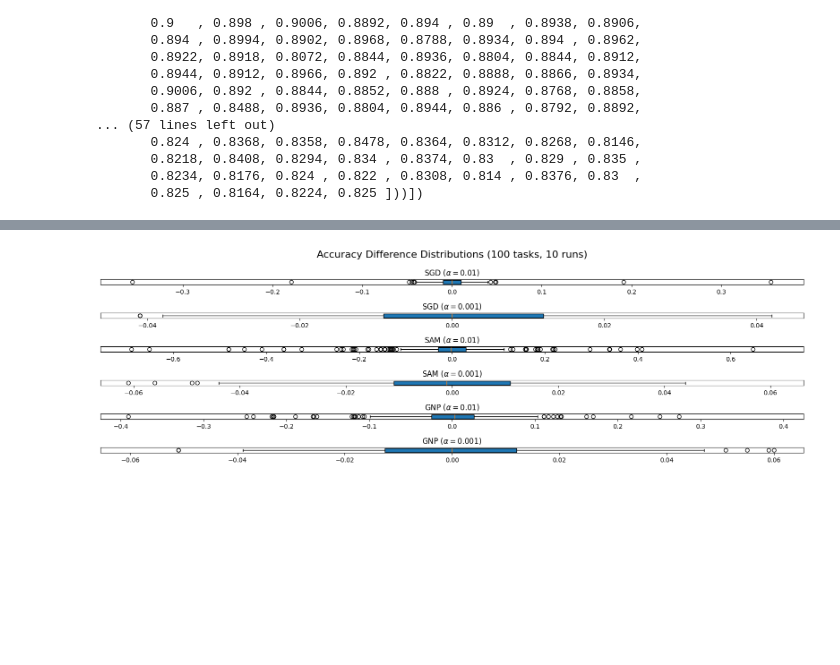
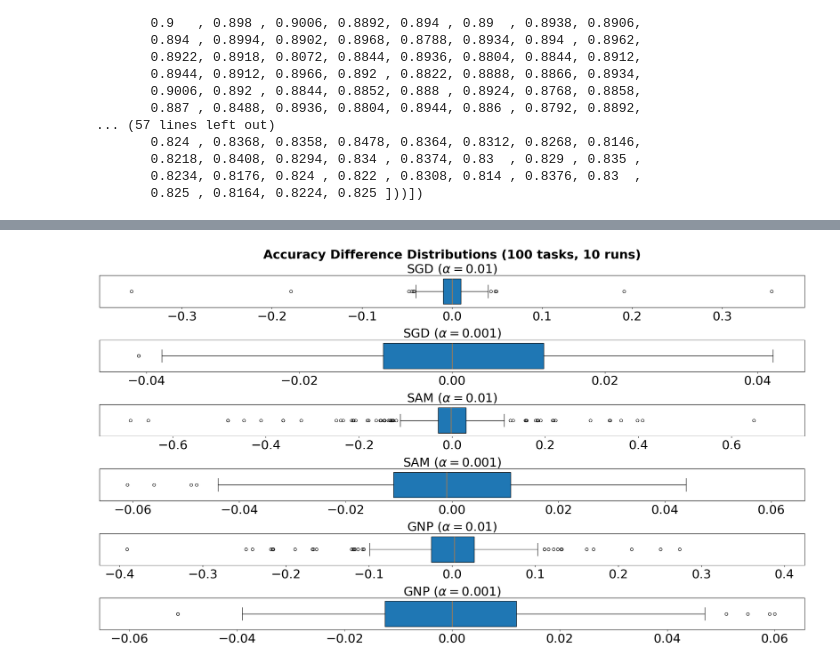
Before and after one commit to cjk4/plasticity, a Jupyter notebook: results_plots.ipynb, the cells around one changed output, grey strips where cells are left out. Saved outputs shown, nothing was run; the diff lists cells and outputs as text; code cells hidden in the pictures; blank space fills up the shorter version.

```diff
--- a/results_plots.ipynb
+++ b/results_plots.ipynb
@@ -94,4 +94,11 @@ for model, accuracies in raw_accuracies.items():
     for accuracies_list in accuracies:
         for i in range(len(accuracies_list) - 1):
             accuracy_differences[model] = accuracy_differences.get(model, []) + [accuracies_list[i + 1] - accuracies_list[i]]
+
+mean_accuracy_differences = dict()
+for model, differences in accuracy_differences.items():
+    mean_accuracy_differences[model] = np.mean(differences)
+sorted = list(mean_accuracy_differences.items())
+sorted.sort(key=lambda x: x[1])
+sorted
 # %% [output]
@@ -99,28 +111,32 @@ for model, accuracies in raw_accuracies.items():
 # %%
 import matplotlib.pyplot as plt
 
-fig, axs = plt.subplots(len(accuracy_differences), figsize=(16, 5))
+fig, axs = plt.subplots(len(accuracy_differences), figsize=(21, 12))
 
 for i, (model, differences) in enumerate(accuracy_differences.items()):
   axs[i].boxplot(differences, vert=False, patch_artist=True, widths=0.8)
-  axs[i].set_title(model[:3] + ' ($\\alpha=0.' + str(model[4:]) + '$)')
+  axs[i].set_title(model[:3] + ' ($\\alpha=0.' + str(model[4:]) + '$)', fontsize=26)
   axs[i].set_ylabel('')
   axs[i].set_yticks([])
+
 
   colors = ['lightblue', 'lightgreen', 'lightpink']
   for patch in axs[i].artists:
     patch.set_facecolor(colors[i % len(colors)])
 
   x_min, x_max = axs[i].get_xlim()
   if abs(x_min) > abs(x_max):
     axs[i].set_xlim(-abs(x_min), abs(x_min))
   else:
     axs[i].set_xlim(-abs(x_max), abs(x_max))
 
-plt.suptitle('Accuracy Difference Distributions (100 tasks, 10 runs)', fontsize=16)
+for ax in axs.flat:
+    ax.tick_params(labelsize=26)
+
+plt.suptitle('Accuracy Difference Distributions (100 tasks, 10 runs)', fontsize=26, fontweight='bold')
 plt.tight_layout()
 
 plt.savefig('figs/accuracy-differences.png', transparent=True, bbox_inches='tight', pad_inches=0.1)
 plt.show()
 # %% [output]
-[figure, old version]
+[figure, new version]
```
Also changed, not shown: parts of 2 cells of this notebook, 10 other files.
